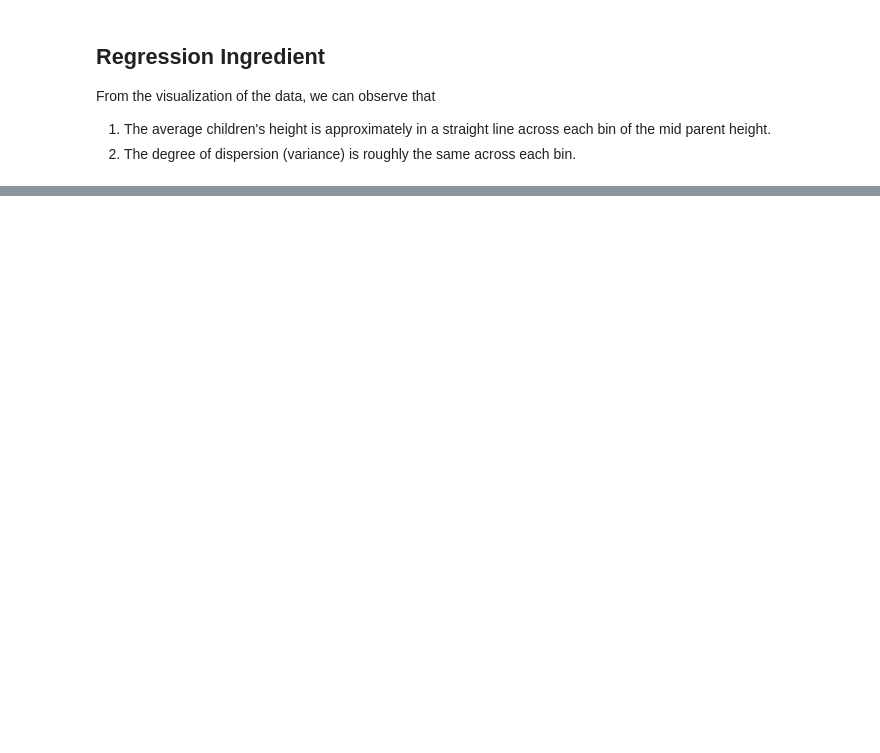
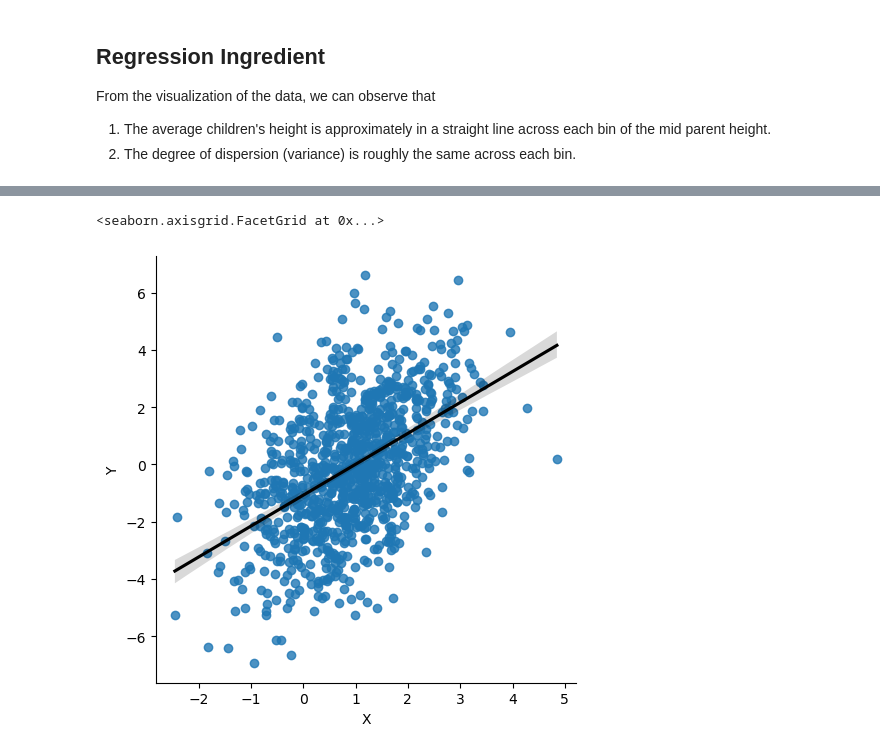
Before and after one commit to jasongong11/advanced_quantitative_research_method, a Jupyter notebook: Lecture5/Lecture5_simple_linear_regression.ipynb, the cells around one changed output, grey strips where cells are left out. Cells and saved outputs as stored; diff of their text form; code cells hidden in the pictures; blank space fills up the shorter version.

```diff
--- a/Lecture5/Lecture5_simple_linear_regression.ipynb
+++ b/Lecture5/Lecture5_simple_linear_regression.ipynb
@@ -93,0 +1400,6 @@ $$
+# %%
+sns.lmplot(data=df, x="X", y="Y", line_kws={"color": "black"})
+# sns.regplot(data=df, x="X", y="Y", ci=)
+# %% [output]
+<seaborn.axisgrid.FacetGrid at 0x...>
+[figure, added]
```
Also changed, not shown: parts of 92 cells of this notebook, 20 other files.
